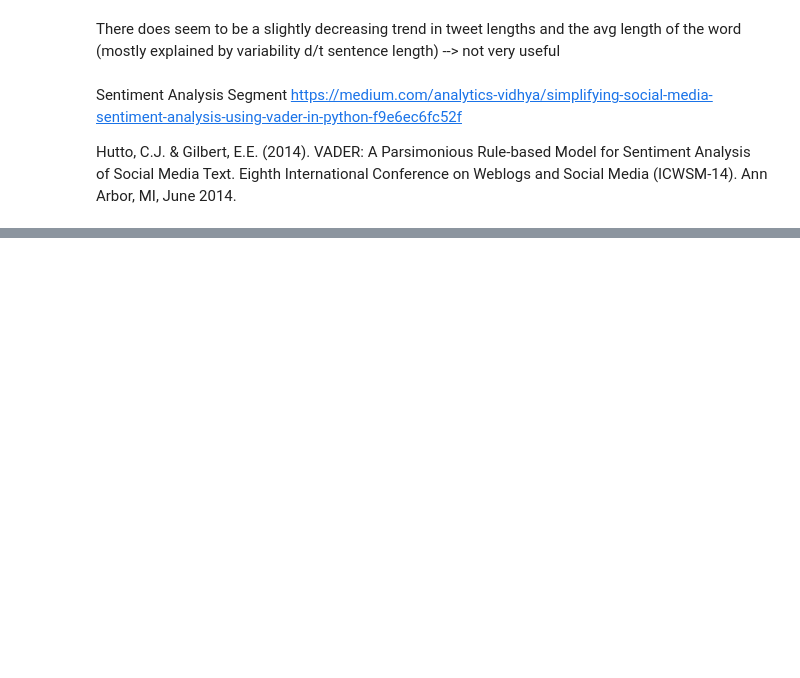
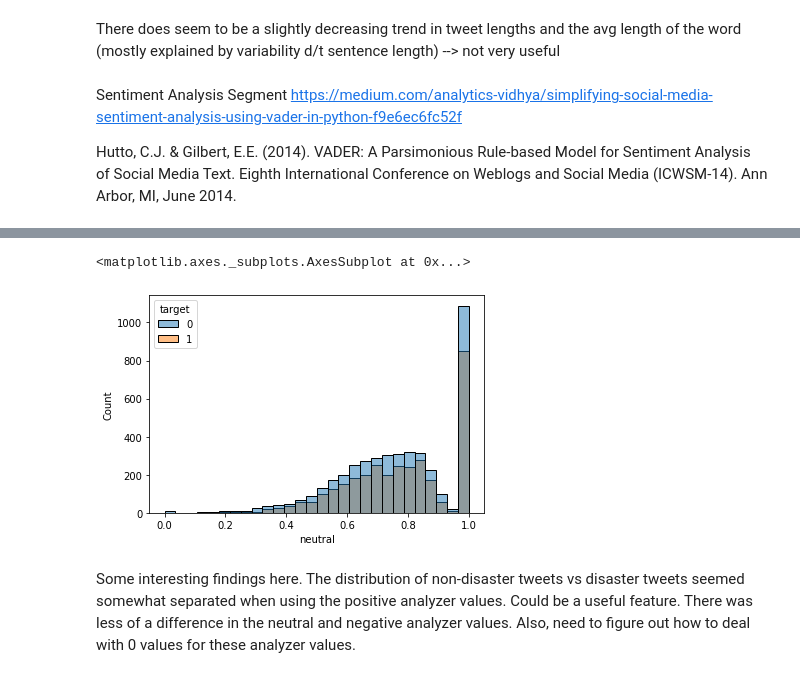
Before and after one commit to tejasph/disaster_tweets, a Jupyter notebook: nlp-trial-a.ipynb, the cells around one changed output, grey strips where cells are left out. Drawn from its saved outputs; the diff is of its cells as text; code cells hidden in the pictures; blank space fills up the shorter version.

```diff
--- a/nlp-trial-a.ipynb
+++ b/nlp-trial-a.ipynb
@@ -118,0 +204,7 @@ sid.polarity_scores(neg_test)
+# %%
+sns.histplot(data = train,x = 'neutral', hue = 'target')
+# %% [output]
+<matplotlib.axes._subplots.AxesSubplot at 0x...>
+[figure, added]
+# %% [markdown]
+Some interesting findings here. The distribution of non-disaster tweets vs disaster tweets seemed somewhat separated when using the positive analyzer values. Could be a useful feature. There was less of a difference in the neutral and negative analyzer values. Also, need to figure out how to deal with 0 values for these analyzer values.
```
Also changed, not shown: parts of 25 cells of this notebook.
